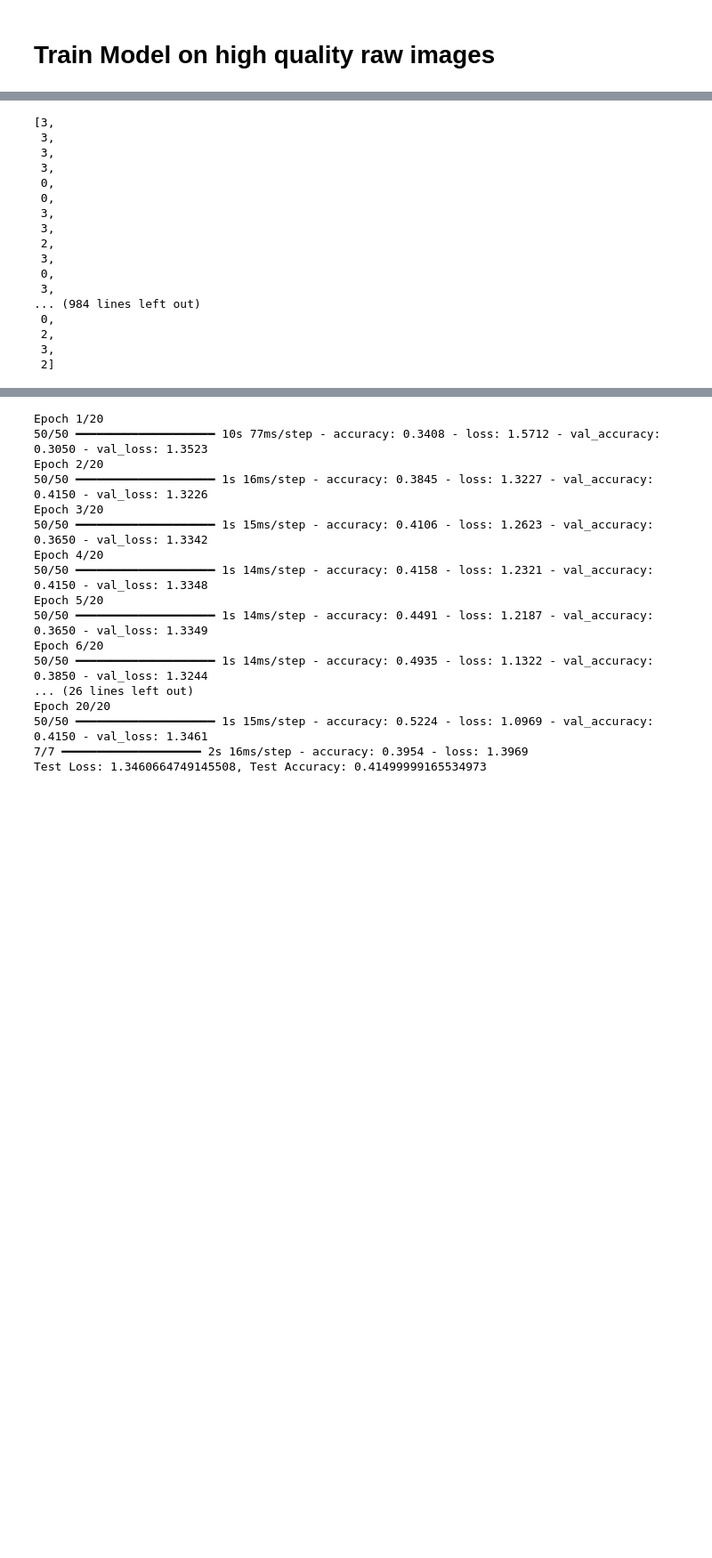
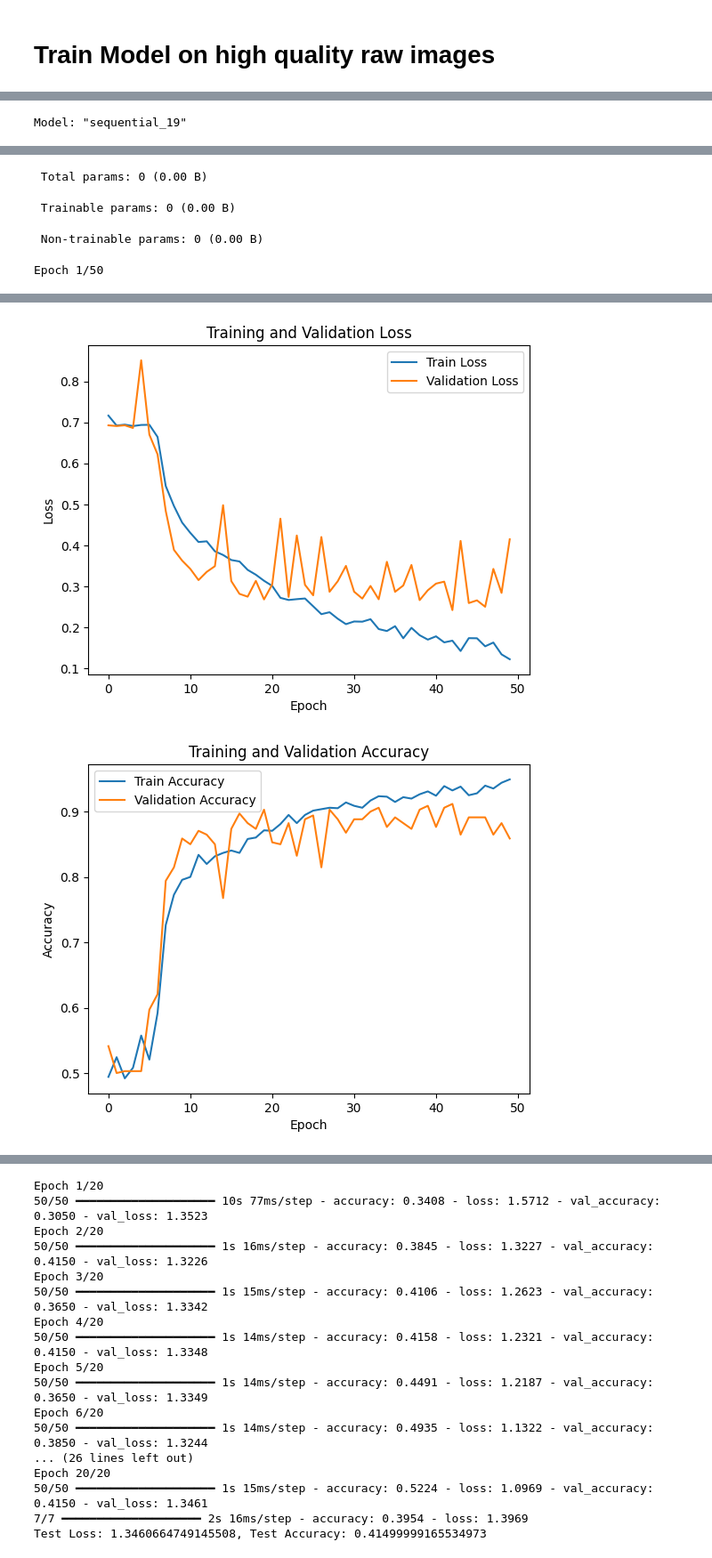
Before and after one commit to reubenchung/COMPSCI760-DEEPFAKE-PROJECT, a Jupyter notebook: Deepfake760Part2.ipynb, the cells around one changed output, grey strips where cells are left out. Shown at 89% size. Saved outputs shown, nothing was run; the diff lists cells and outputs as text; code cells hidden in the pictures; blank space fills up the shorter version.

Commit message:
best clips update

```diff
--- a/Deepfake760Part2.ipynb
+++ b/Deepfake760Part2.ipynb
@@ -665,8 +686,8 @@ def run_and_predict(data, clip_limit_low, clip_limit_high, window_size):
         X_test = None
         y_test = None
         for clip_limit in range(clip_limit_low, clip_limit_high + 1):
-            X_train_cl, y_train_cl = enhance_images_clahe(train, clip_limit, window_size, apply_clahe)
-            X_test_cl, y_test_cl = enhance_images_clahe(val, clip_limit, window_size, apply_clahe)
+            X_train_cl, y_train_cl = enhance_images_clahe(train, 3 + (clip_limit-3) * 2, window_size, apply_clahe)
+            X_test_cl, y_test_cl = enhance_images_clahe(val, 3 + (clip_limit-3) * 2, window_size, apply_clahe)
             X_train_cl = preprocess_data_after(X_train_cl)
             X_test_cl = preprocess_data_after(X_test_cl)
             y_train_cl = np.array(y_train_cl)
@@ -707,10 +728,10 @@ def run_and_predict(data, clip_limit_low, clip_limit_high, window_size):
     return res
 
 clip_low = 3
-clip_high = 6
+clip_high = 5
 clips = list(range(clip_low, clip_high + 1))
 
-data_clipped = data_low[:1000]
+data_clipped = data_low[:1700]
 outp = run_and_predict(data_clipped, clip_low,clip_high,15)
 best_clips = []
 for i in range(len(data_clipped)):
@@ -785,23 +806,22 @@ Model: "sequential_37"
 └─────────────────────────────────┴────────────────────────┴───────────────┘
  Total params: 0 (0.00 B)
 ... (5 outputs left out)
-# %%
-best_clips
-# %% [output]
-[3,
- 3,
- 3,
- 3,
- 0,
- 0,
- 3,
- 3,
- 2,
- 3,
- 0,
- 3,
-... (984 lines left out)
- 0,
- 2,
- 3,
- 2]
+# %%
+def enhance_images_clahe_custom(data, tile_size, best_clip):
+    enhanced_images = []
+    enhanced_images_label = []
+    for i in range(len(data)):
+        enhanced_image = apply_clahe(data[i][0],3 + (best_clip[i] * 2), tile_size)
+        enhanced_images.append(enhanced_image)
+        enhanced_images_label.append(data[i][1])
+    return enhanced_images,enhanced_images_label
+enhanced_custom, enhanced_custom_label = enhance_images_clahe_custom(data_clipped, 15, best_clips)
+# %%
+X_low_custom = preprocess_data_after(enhanced_custom)
+y_low_custom = np.array(enhanced_custom_label)
+# %%
+X_train_custom, X_test_custom, y_train_custom, y_test_custom = train_test_split(X_low_custom, y_low_custom, test_size=0.2) #enhanced
+# %%
+train_and_evaluate(X_train_custom,y_train_custom,X_test_custom,  y_test_custom, epochs = 50)
+# %% [output]
+Model: "sequential_19"
@@ -807,0 +845,4 @@ best_clips
+ Total params: 0 (0.00 B)
+ Trainable params: 0 (0.00 B)
+ Non-trainable params: 0 (0.00 B)
+Epoch 1/50
@@ -807,0 +867,2 @@ best_clips
+[figure, added]
+[figure, added]
```
Also changed, not shown: parts of 8 cells of this notebook.
